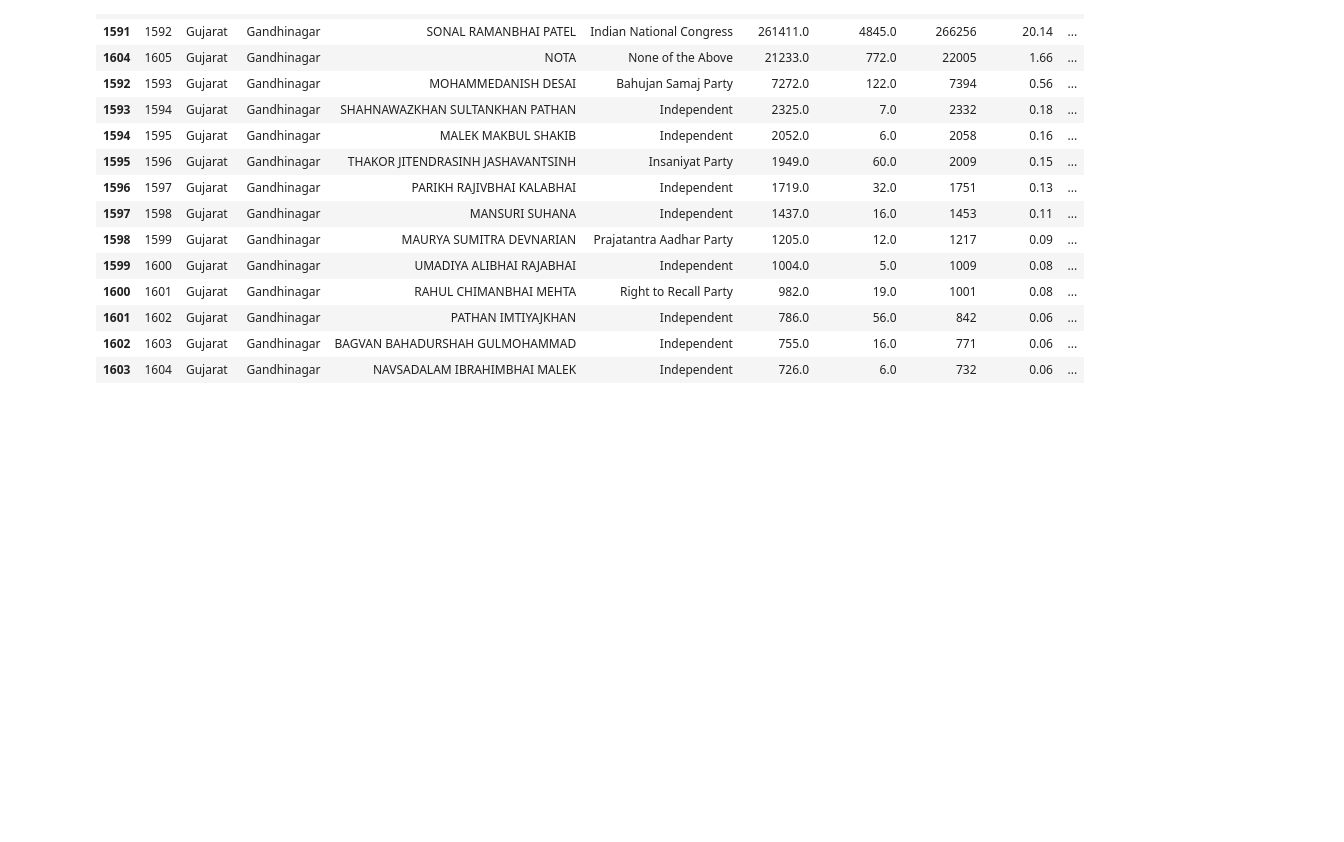
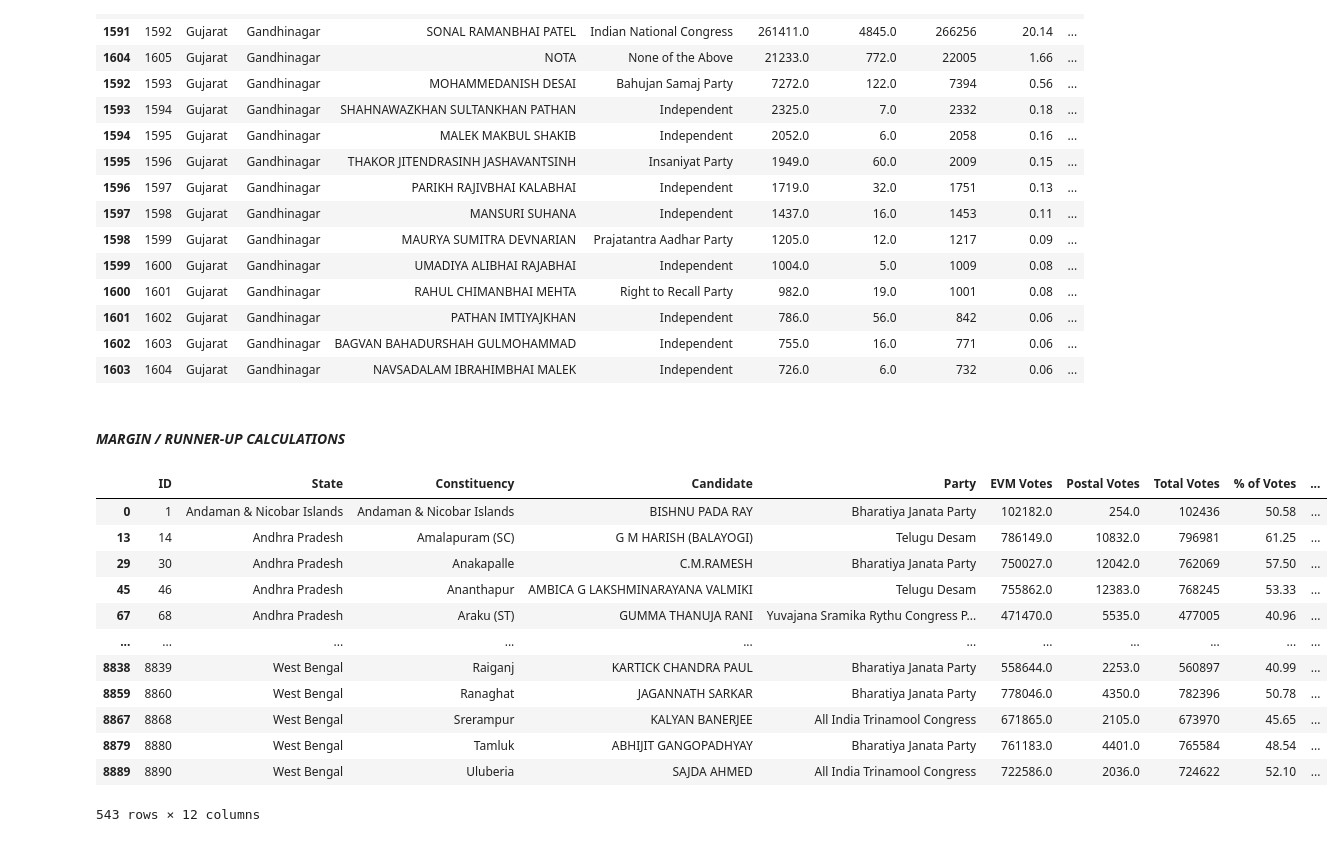
Before and after one commit to geershatisaxena/Election, a Jupyter notebook: res.ipynb, the cells around one changed output. Drawn from its saved outputs; the diff is of its cells as text; code cells hidden in the pictures; blank space fills up the shorter version.

```diff
--- a/res.ipynb
+++ b/res.ipynb
@@ -240,3 +240,25 @@ constituency_contest("Gandhinagar", "Gujarat")
 | 1601 | 1602 | Gujarat | Gandhinagar | PATHAN IMTIYAJKHAN | Independent | 786.0 | 56.0 | 842 | 0.06 | ... |
 | 1602 | 1603 | Gujarat | Gandhinagar | BAGVAN BAHADURSHAH GULMOHAMMAD | Independent | 755.0 | 16.0 | 771 | 0.06 | ... |
 | 1603 | 1604 | Gujarat | Gandhinagar | NAVSADALAM IBRAHIMBHAI MALEK | Independent | 726.0 | 6.0 | 732 | 0.06 | ... |
+# %% [markdown]
+#### ***MARGIN / RUNNER-UP CALCULATIONS***
+# %%
+df["Rank_in_seat"] = df.groupby(["State", "Constituency"])["Total Votes"] \
+    .rank(ascending=False, method="first")
+# %%
+winners = df[df["Rank_in_seat"] == 1].copy()
+winners
+# %% [output]
+|  | ID | State | Constituency | Candidate | Party | EVM Votes | Postal Votes | Total Votes | % of Votes | ... |
+| 0 | 1 | Andaman & Nicobar Islands | Andaman & Nicobar Islands | BISHNU PADA RAY | Bharatiya Janata Party | 102182.0 | 254.0 | 102436 | 50.58 | ... |
+| 13 | 14 | Andhra Pradesh | Amalapuram (SC) | G M HARISH (BALAYOGI) | Telugu Desam | 786149.0 | 10832.0 | 796981 | 61.25 | ... |
+| 29 | 30 | Andhra Pradesh | Anakapalle | C.M.RAMESH | Bharatiya Janata Party | 750027.0 | 12042.0 | 762069 | 57.50 | ... |
+| 45 | 46 | Andhra Pradesh | Ananthapur | AMBICA G LAKSHMINARAYANA VALMIKI | Telugu Desam | 755862.0 | 12383.0 | 768245 | 53.33 | ... |
+| 67 | 68 | Andhra Pradesh | Araku (ST) | GUMMA THANUJA RANI | Yuvajana Sramika Rythu Congress P... | 471470.0 | 5535.0 | 477005 | 40.96 | ... |
+| ... | ... | ... | ... | ... | ... | ... | ... | ... | ... | ... |
+| 8838 | 8839 | West Bengal | Raiganj | KARTICK CHANDRA PAUL | Bharatiya Janata Party | 558644.0 | 2253.0 | 560897 | 40.99 | ... |
+| 8859 | 8860 | West Bengal | Ranaghat | JAGANNATH SARKAR | Bharatiya Janata Party | 778046.0 | 4350.0 | 782396 | 50.78 | ... |
+| 8867 | 8868 | West Bengal | Srerampur | KALYAN BANERJEE | All India Trinamool Congress | 671865.0 | 2105.0 | 673970 | 45.65 | ... |
+| 8879 | 8880 | West Bengal | Tamluk | ABHIJIT GANGOPADHYAY | Bharatiya Janata Party | 761183.0 | 4401.0 | 765584 | 48.54 | ... |
+| 8889 | 8890 | West Bengal | Uluberia | SAJDA AHMED | All India Trinamool Congress | 722586.0 | 2036.0 | 724622 | 52.10 | ... |
+543 rows × 12 columns
```
Also changed, not shown: parts of 1 cell of this notebook.
